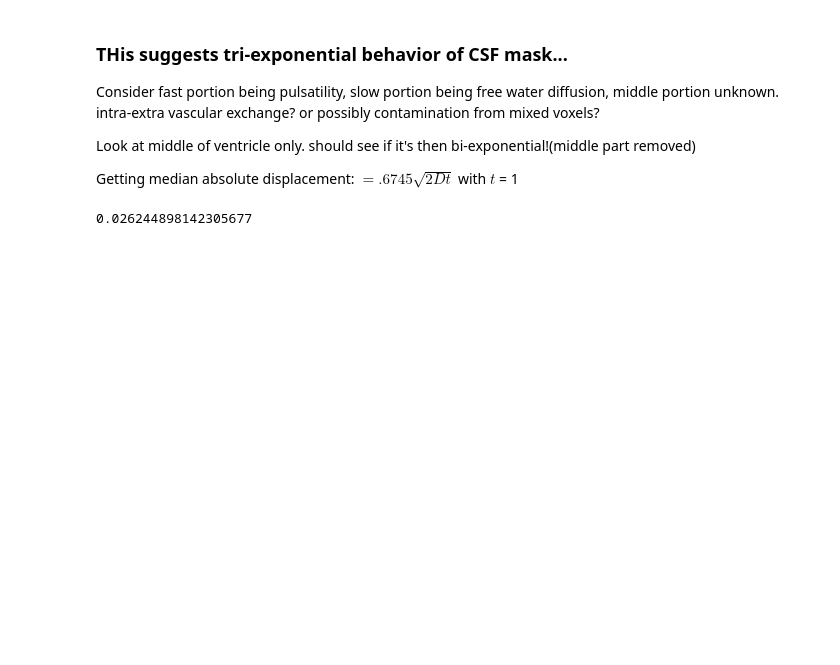
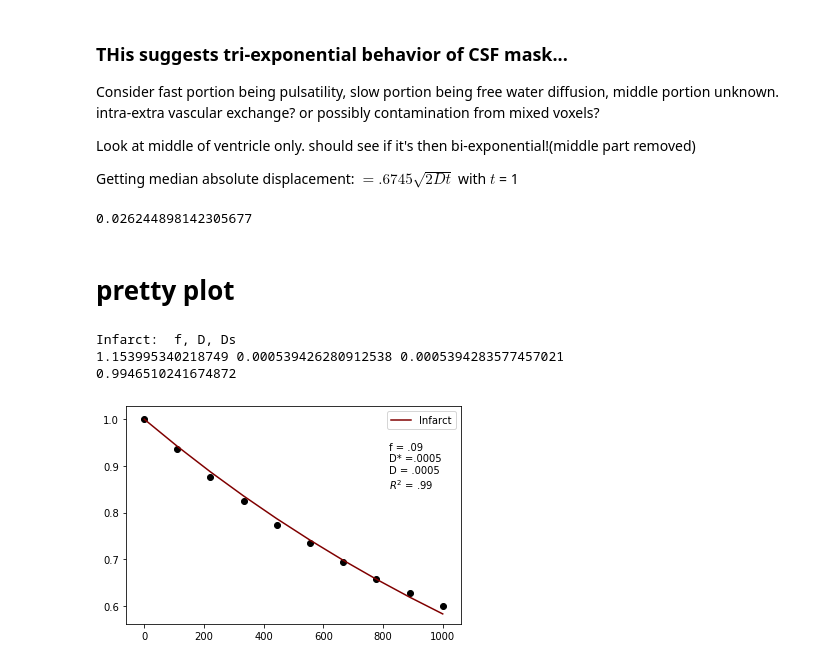
Before and after one commit to miramliu/Dissertation_Code, a Jupyter notebook: AverageIVIMCurves.ipynb, the cells around one changed output. Cells and saved outputs as stored; diff of their text form; code cells hidden in the pictures; blank space fills up the shorter version.

Commit message:
updating dissertation plots

```diff
--- a/AverageIVIMCurves.ipynb
+++ b/AverageIVIMCurves.ipynb
@@ -250,3 +250,37 @@ def MedianDisp(D):
 print(MedianDisp(.000757))
 # %% [output]
 0.026244898142305677
+# %% [markdown]
+# pretty plot
+# %%
+
+#  Infarct
+p0 = [1,.001,.001]
+popt,pcov = curve_fit(biexpfunc,Bvals,Infarct/Infarct[0],p0,bounds=(0, np.infty))
+pl.plot(Bvals,biexpfunc(Bvals,*popt),color = 'maroon',label = 'Infarct')
+pl.scatter(Bvals,Infarct/Infarct[0],color = 'black')
+pl.legend()
+
+print('Infarct:  f, D, Ds')
+print(*popt)
+
+y_fit = biexpfunc(Bvals,*popt)
+y = Infarct/Infarct[0]
+# residual sum of squares
+ss_res = np.sum((y - y_fit) ** 2)
+# total sum of squares
+ss_tot = np.sum((y - np.mean(y)) ** 2)
+# r-squared
+r2 = 1 - (ss_res / ss_tot)
+print(r2)
+
+
+s ='f = .09\nD* =.0005\nD = .0005\n$R^2$ = .99'
+pl.text(820,.85,s)
+pl.savefig('/Users/neuroimaging/Desktop/infarct.png',dpi = 150)
+pl.show()
+# %% [output]
+Infarct:  f, D, Ds
+1.153995340218749 0.000539426280912538 0.0005394283577457021
+0.9946510241674872
+[figure, added]
```
Also changed, not shown: parts of 4 cells of this notebook, 2 other files.
